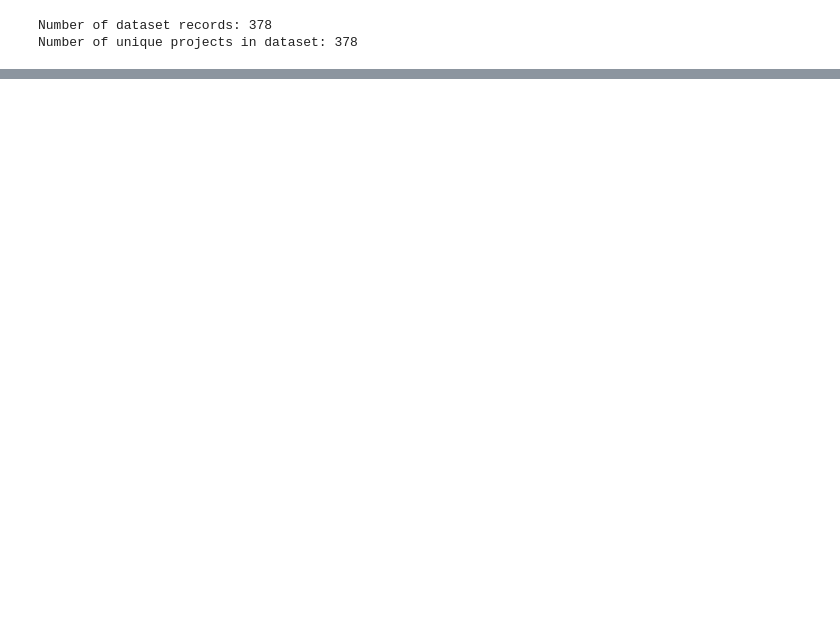
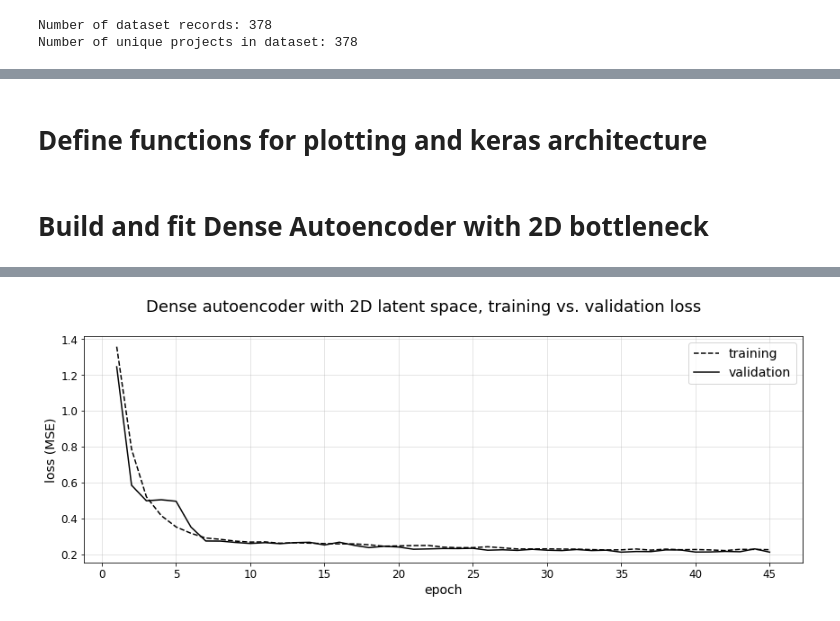
Before and after one commit to sedelmeyer/cs109b_groupproject, a Jupyter notebook: EDA/01b_embedding_autoencoder.ipynb, the cells around one changed output, grey strips where cells are left out. Saved outputs shown, nothing was run; the diff lists cells and outputs as text; code cells hidden in the pictures; blank space fills up the shorter version.

Commit message:
feat(embed): fit autoencoders and pca and visualize results

```diff
--- a/EDA/01b_embedding_autoencoder.ipynb
+++ b/EDA/01b_embedding_autoencoder.ipynb
@@ -33,7 +42,10 @@ else:
 # %% [output]
 OK - path points to file.
 # %%
-data_embed = pd.read_csv(file_path)
+data_embed = pd.read_csv(filepath_embed)
+data_train = pd.read_csv(filepath_train)
+data_test = pd.read_csv(filepath_test)
+
 data_full = pd.read_csv('../data/interim/Capital_Projects_clean.csv')
 # %%
 # entries
@@ -493,0 +87,10 @@ KeyboardInterrupt:
+# %%
+# split embedding data into train/test splits
+
+# identify PIDs in train and test sets
+train_pids = data_train['PID'].values
+test_pids = data_test['PID'].values
+
+# used those PIDs to create two subsetted versions of the embed data
+embed_train = data_embed.set_index('PID').copy().loc[train_pids]
+embed_test = data_embed.set_index('PID').copy().loc[test_pids]
@@ -493,0 +125,2 @@ KeyboardInterrupt:
+# %% [markdown]
+# Define functions for plotting and keras architecture
@@ -493,0 +250,60 @@ KeyboardInterrupt:
+# %% [markdown]
+# Build and fit Dense Autoencoder with 2D bottleneck
+# %%
+%%time
+
+seed(random_seed)
+tf.random.set_seed(random_seed)
+
+# set input and encoded latent dimensions
+input_dim = embed_array_train.shape[1]
+encoding_dim = 2
+droprate = 0.2
+learning_rate = 0.005
+name = 'ae_2dim'
+
+ae2, encoder2, decoder2 = build_dense_ae_architecture(
+    input_dim, encoding_dim, droprate, learning_rate, name
+)
+
+# print summaries of each model
+print('\nTHE ENCODER MODEL:\n')
+encoder2.summary()
+print('\n\nTHE DECODER MODEL:\n')
+decoder2.summary()
+print('\n\nTHE AUTOENCODER (AE) MODEL:\n')
+ae2.summary()
+print('\n')
+
+
+# set my parameters for training the model
+verbose = 0
+epochs = 200 # note my use of early-stopping to end training at suitable epoch
+batch_size = 16
+
+# callback for early stopping when epochs fail to yield val_loss improvements
+callback = tf.keras.callbacks.EarlyStopping(
+    monitor='val_loss', min_delta=0.0001, patience=10, verbose=1,
+    restore_best_weights=True
+)
+
+
+# Fit model using x_test as validation data and self for measuring loss
+ae2_history = ae2.fit(
+    x=embed_array_train,
+    y=embed_array_train,
+    epochs=epochs,
+    batch_size=batch_size,
+    shuffle=True,
+    callbacks=[callback],
+    validation_data=(embed_array_train, embed_array_train),
+    verbose=verbose
+)
+
+# plot the training vs validation loss
+plot_history(
+    ae2_history,
+    'Dense autoencoder with 2D latent space, training vs. validation loss',
+    loss_type='MSE'
+)
+# %% [output]
@@ -493,0 +327 @@ KeyboardInterrupt:
+[figure, added]
```
Also changed, not shown: parts of 39 cells of this notebook.
